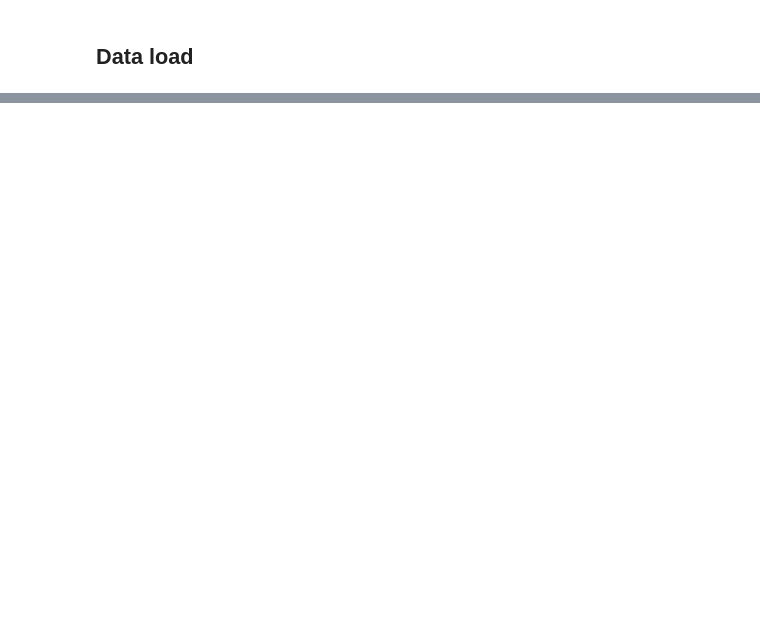
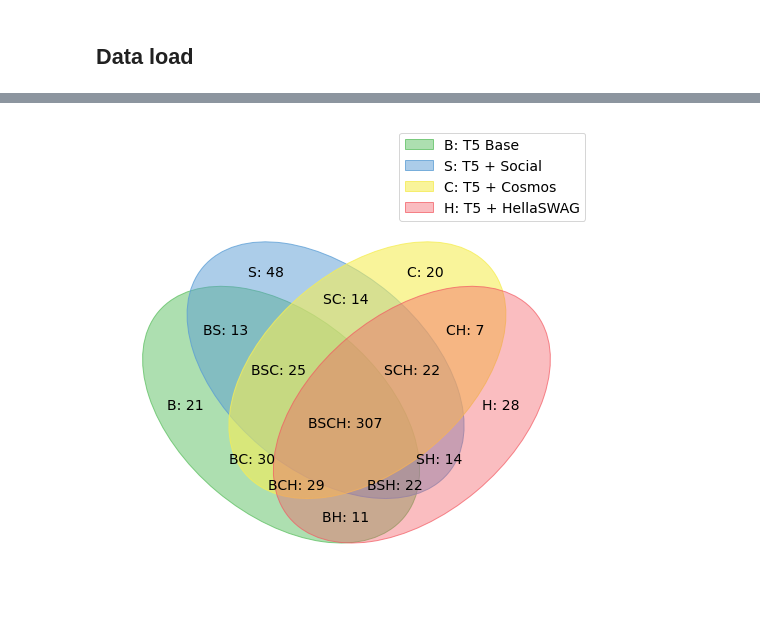
Before and after one commit to sonaliserro/w266-commonsenseqa, a Jupyter notebook: T5/utils/Error_Analysis.ipynb, the cells around one changed output, grey strips where cells are left out. Saved outputs shown, nothing was run; the diff lists cells and outputs as text; code cells hidden in the pictures; blank space fills up the shorter version.

```diff
--- a/T5/utils/Error_Analysis.ipynb
+++ b/T5/utils/Error_Analysis.ipynb
@@ -335,0 +191,8 @@ None
+# %%
+# T5 + Hella swag
+
+with open("t5_hel_ans_wu", 'rb') as f:
+    t5_hel_ans = pickle.load(f)
+
+t5_hel_ans.get_error_df()
+len(t5_hel_ans.incorrect_idxs)
@@ -335,0 +270,13 @@ None
+# %%
+labels = venn.get_labels([A, B, C, D], fill=["number"])
+new_labels = {}
+
+for k, v in labels.items():
+    ds_label = \
+        "B"*int(k[0])+\
+        "S"*int(k[1])+\
+        "C"*int(k[2])+\
+        "H"*int(k[3])
+    new_labels[k] = ds_label + ": " + v
+
+new_labels
@@ -335,0 +299,8 @@ None
+# %%
+fig, ax = venn.venn4(new_labels, names=['B: T5 Base',
+                                        'S: T5 + Social',
+                                        'C: T5 + Cosmos',
+                                        'H: T5 + HellaSWAG'])
+fig.show()
+# %% [output]
+[figure, added]
```
Also changed, not shown: parts of 59 cells of this notebook, 1 other file.
